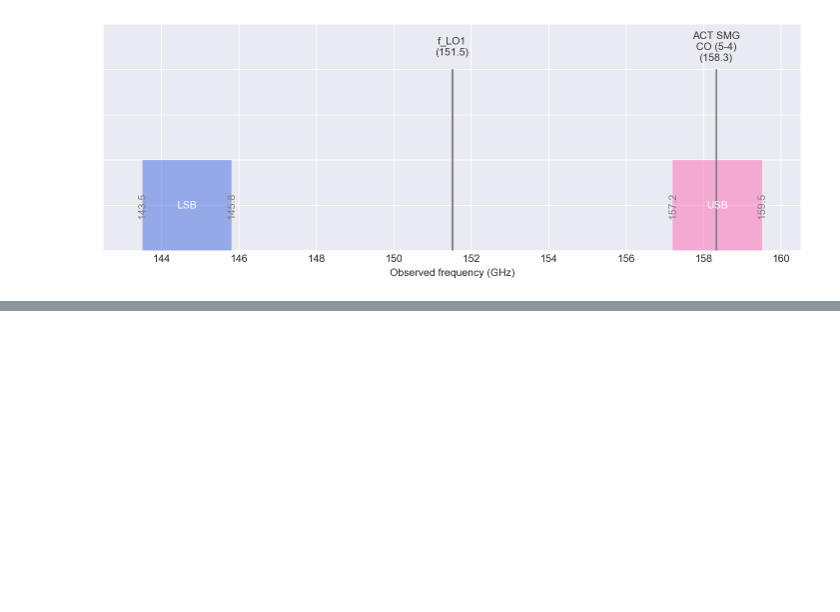
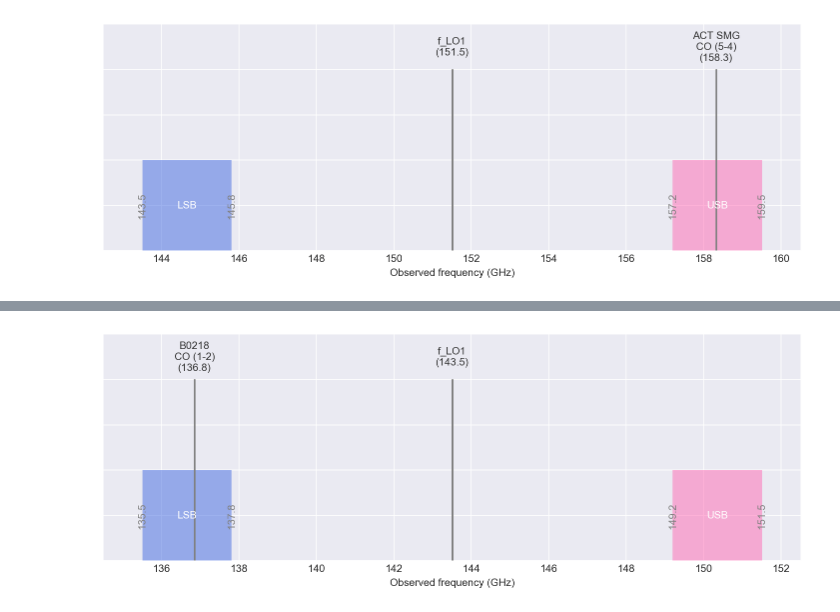
Before and after one commit to b4r-dev/notebooks, a Jupyter notebook: observing-frequency-calculator.ipynb, the cells around one changed output, grey strips where cells are left out. Saved outputs shown, nothing was run; the diff lists cells and outputs as text; code cells hidden in the pictures; blank space fills up the shorter version.

```diff
--- a/observing-frequency-calculator.ipynb
+++ b/observing-frequency-calculator.ipynb
@@ -98,3 +110,13 @@ plot(f_LO1, f_LO2, lines=lines)
+# %%
+fig, ax = plt.subplots()
+
+f_LO1 = 143.5
+f_LO2 = 8.1
+lines = {'B0218\nCO (1-2)': 136.85}
+
+plot(f_LO1, f_LO2, lines=lines)
+# %% [output]
+[figure, added]
 # %%
 fig, ax = plt.subplots()
 
```
Also changed, not shown: parts of 3 cells of this notebook.
